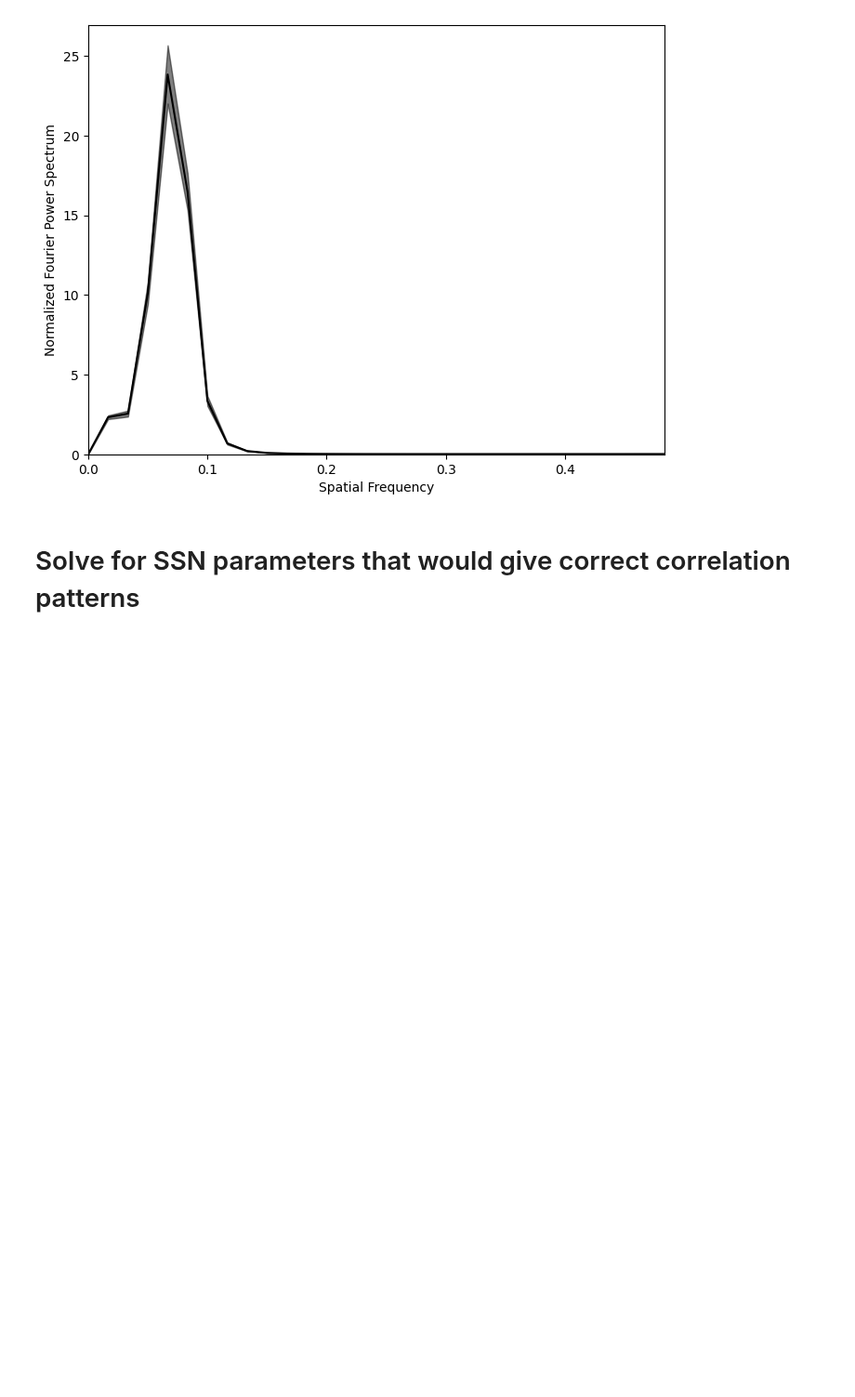
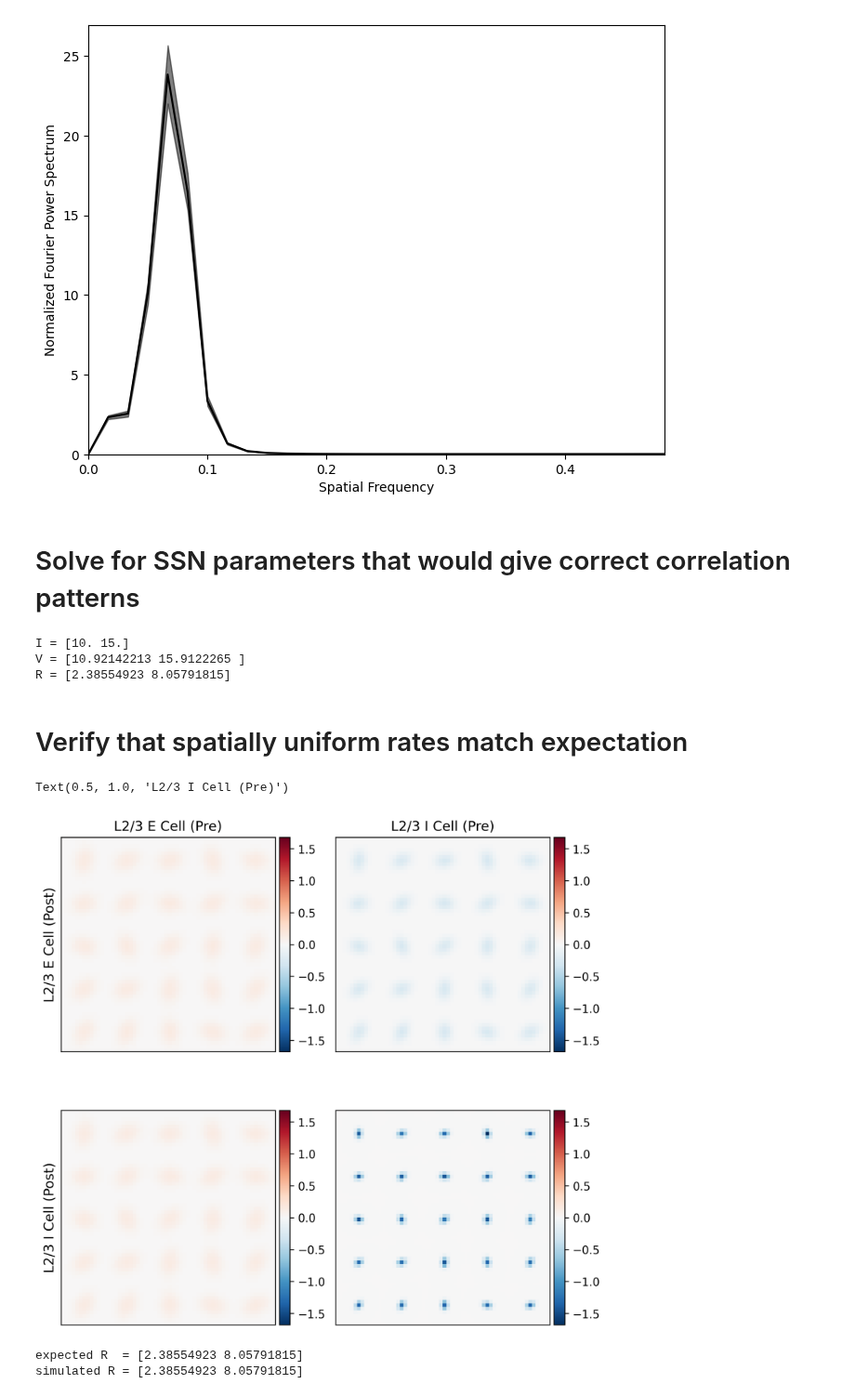
Before and after one commit to AddingAddict/OrientationSSB, a Jupyter notebook: notebooks/tuan_corr_patterns_SSN.ipynb, the cells around one changed output. Shown at 93% size. Cells and saved outputs as stored; diff of their text form; code cells hidden in the pictures; blank space fills up the shorter version.

```diff
--- a/notebooks/tuan_corr_patterns_SSN.ipynb
+++ b/notebooks/tuan_corr_patterns_SSN.ipynb
@@ -71 +57,8 @@ MISC params_dict params_big_homo {'Nret': 60, 'Nlgn': 60, 'N4': 60, 'N23': 1, 'N
+# %%
+config_name = "big_homo"
+Version = -1
+config_dict,Npop,_,_,_,N,rA = uf.get_network_size(config_name,False)
+
+W = np.load('homo_W4to4_N4={:d}.npy'.format(N))
+W = W.reshape((2,N**2,2,N**2)).transpose((0,2,1,3))
 # %%
@@ -127,0 +130,62 @@ print('Λ =',Lam)
+# %%
+I = 10*np.array([1,1.5])
+
+VdivI = np.linalg.inv(np.eye(2)-1.02 * a/n[None,:]/I[:,None])@np.ones(2)
+V = VdivI * I
+R = k*(V**n)
+
+print('I =',I)
+print('V =',V)
+print('R =',R)
+
+gam = 1/(k*n*V**(n-1)*I)
+# %% [output]
+I = [10. 15.]
+V = [10.92142213 15.9122265 ]
+R = [2.38554923 8.05791815]
+# %% [markdown]
+# Verify that spatially uniform rates match expectation
+# %%
+config_name = "big_hetero"
+Version = -1
+config_dict,Npop,_,_,_,N,rA = uf.get_network_size(config_name,False)
+
+W = np.load('hetero_W4to4_N4={:d}.npy'.format(N))
+W = W.reshape((2,N**2,2,N**2)).transpose((0,2,1,3))
+# %%
+fig,axs = plt.subplots(2,2,figsize=(8,8),dpi=300)
+fig.subplots_adjust(hspace=.2, wspace=.2)
+
+WEE = np.zeros((N,N))
+WEI = np.zeros((N,N))
+WIE = np.zeros((N,N))
+WII = np.zeros((N,N))
+
+idxs = np.arange(N//10,N,N//5)
+for i in range(len(idxs)):
+    for j in range(len(idxs)):
+        rav_idx = np.ravel_multi_index([[idxs[i]],[idxs[j]]],(N,N))
+        WEE += W[0,0][:,rav_idx].reshape(N,N)
+        WEI += W[0,1][:,rav_idx].reshape(N,N)
+        WIE += W[1,0][:,rav_idx].reshape(N,N)
+        WII += W[1,1][:,rav_idx].reshape(N,N)
+
+pf.imshowbar(fig,axs[0,0],WEE,
+            vmin=-np.max(np.abs(W)),vmax=np.max(np.abs(W)),cmap='RdBu_r')
+pf.imshowbar(fig,axs[0,1],WEI,
+            vmin=-np.max(np.abs(W)),vmax=np.max(np.abs(W)),cmap='RdBu_r')
+pf.imshowbar(fig,axs[1,0],WIE,
+            vmin=-np.max(np.abs(W)),vmax=np.max(np.abs(W)),cmap='RdBu_r')
+pf.imshowbar(fig,axs[1,1],WII,
+            vmin=-np.max(np.abs(W)),vmax=np.max(np.abs(W)),cmap='RdBu_r')
+
+axs[0,0].set_ylabel('L2/3 E Cell (Post)',fontsize=12)
+axs[1,0].set_ylabel('L2/3 I Cell (Post)',fontsize=12)
+axs[0,0].set_title('L2/3 E Cell (Pre)',fontsize=12)
+axs[0,1].set_title('L2/3 I Cell (Pre)',fontsize=12)
+
+# eigval,eigvec = sparse.linalg.eigs(W,1,which='LR')
+# print(eigval)
+# %% [output]
+Text(0.5, 1.0, 'L2/3 I Cell (Pre)')
+[figure, added]
@@ -127,0 +195,6 @@ print('Λ =',Lam)
+# %%
+print('expected R  =',R)
+print('simulated R =',unif_rate.mean(-1))
+# %% [output]
+expected R  = [2.38554923 8.05791815]
+simulated R = [2.38554923 8.05791815]
```
Also changed, not shown: parts of 8 cells of this notebook, 4 other files.
